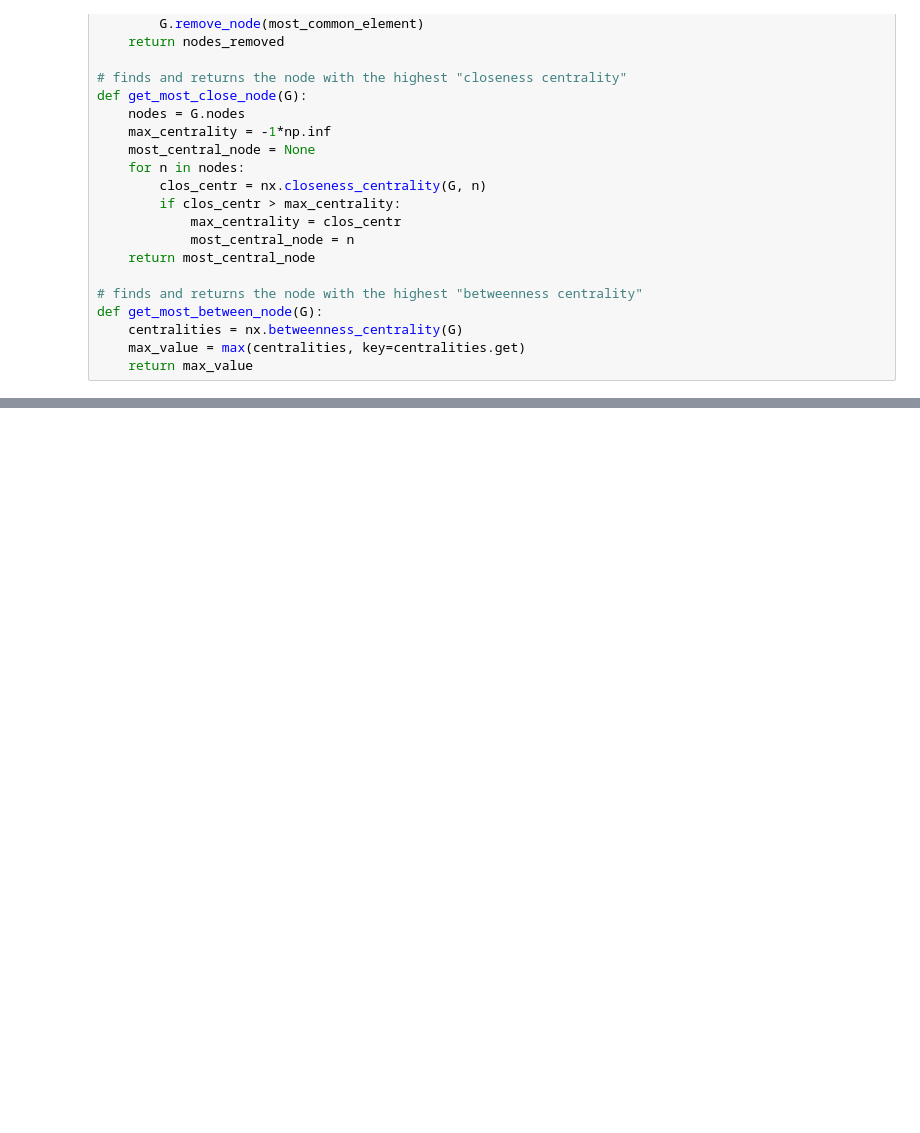
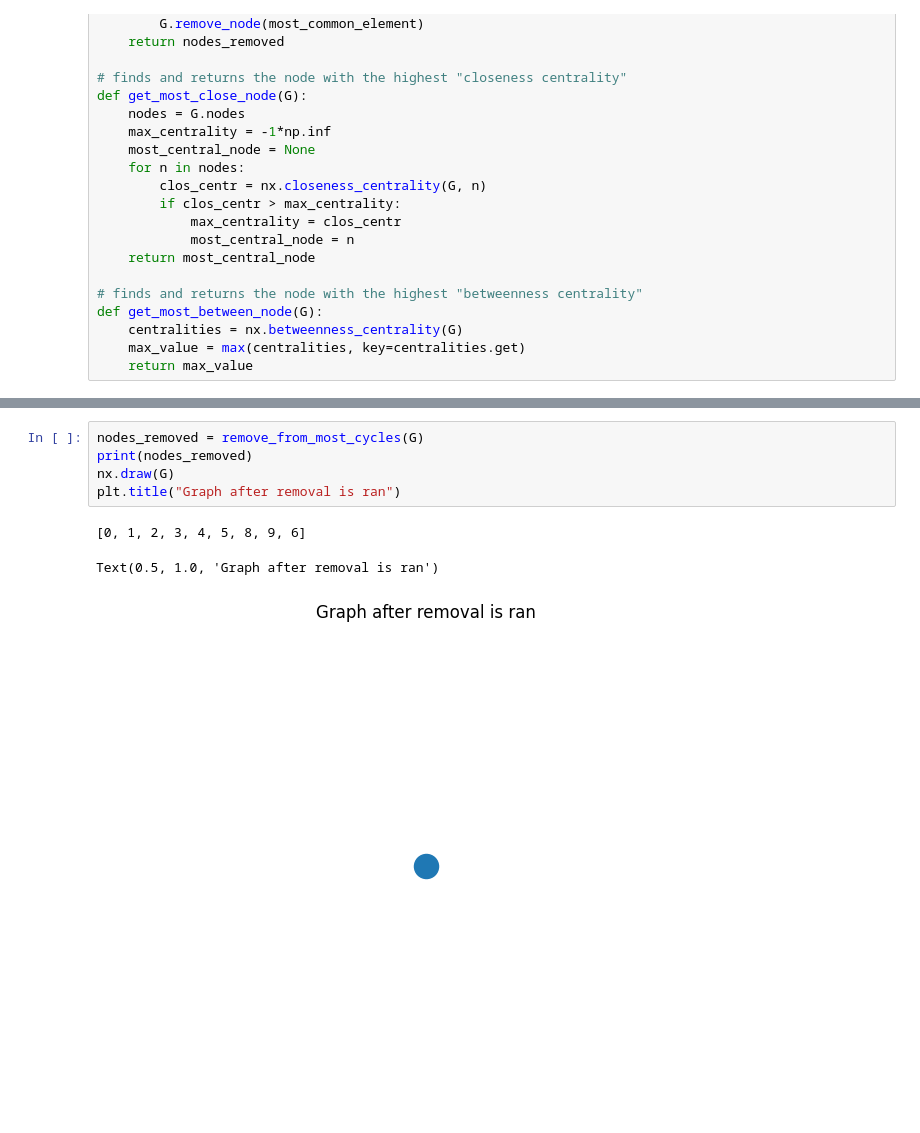
Before and after one commit to alexfruge/AlgoTauOmega, a Jupyter notebook: main.ipynb, the cells around one changed output, grey strips where cells are left out. Saved outputs shown, nothing was run; the diff lists cells and outputs as text; blank space fills up the shorter version.

```diff
--- a/main.ipynb
+++ b/main.ipynb
@@ -72,0 +86,9 @@ Text(0.5, 1.0, 'Graph after removal is ran')
+# %%
+nodes_removed = remove_from_most_cycles(G)
+print(nodes_removed)
+nx.draw(G)
+plt.title("Graph after removal is ran")
+# %% [output]
+[0, 1, 2, 3, 4, 5, 8, 9, 6]
+Text(0.5, 1.0, 'Graph after removal is ran')
+[figure, added]
```
Also changed, not shown: parts of 6 cells of this notebook.
